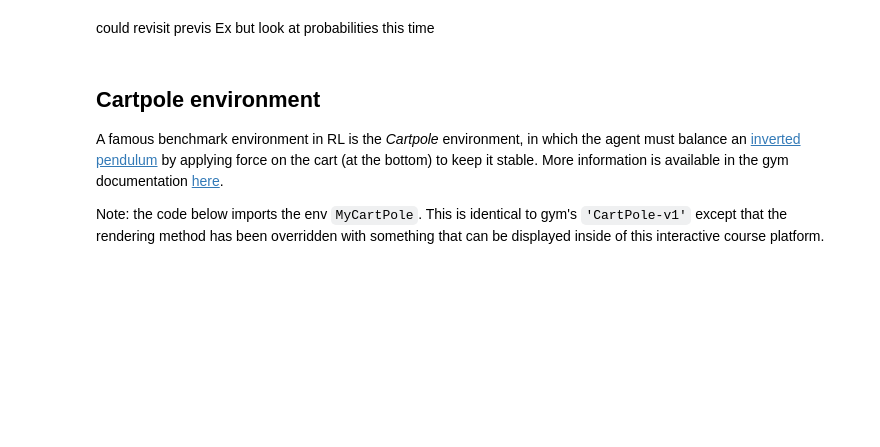
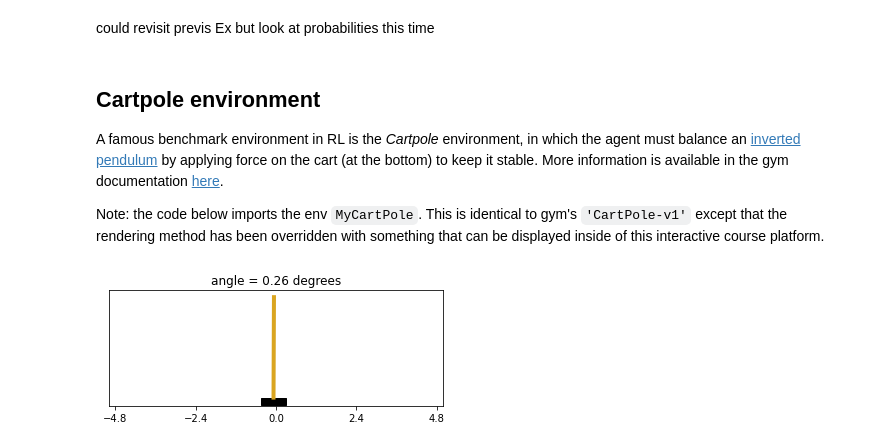
Before and after one commit to anyscale/rl-course, a Jupyter notebook: notebooks/02-rllib/02_02_rllib-continued.ipynb, the cells around one changed output. Drawn from its saved outputs; the diff is of its cells as text; code cells hidden in the pictures; blank space fills up the shorter version.

```diff
--- a/notebooks/02-rllib/02_02_rllib-continued.ipynb
+++ b/notebooks/02-rllib/02_02_rllib-continued.ipynb
@@ -378,14 +416,19 @@ for i in range(50):
     rewards.append(out["episode_reward_mean"])
 # %%
 env = MyCartPole()
-env.reset()
+obs = env.reset()
 
 for i in range(20):
-    o,r,d,_ = env.step(np.random.rand()<0.5)
+
+    action = ppo.compute_single_action(obs)
+
+    obs, reward, done, _ = env.step(action)
 
     env.render()
     time.sleep(0.2)
 
 display.clear_output(wait=True);
 
 # make a plot of prob(push left) vs. angle??
+# %% [output]
+[figure, added]
```
Also changed, not shown: parts of 9 cells of this notebook.
